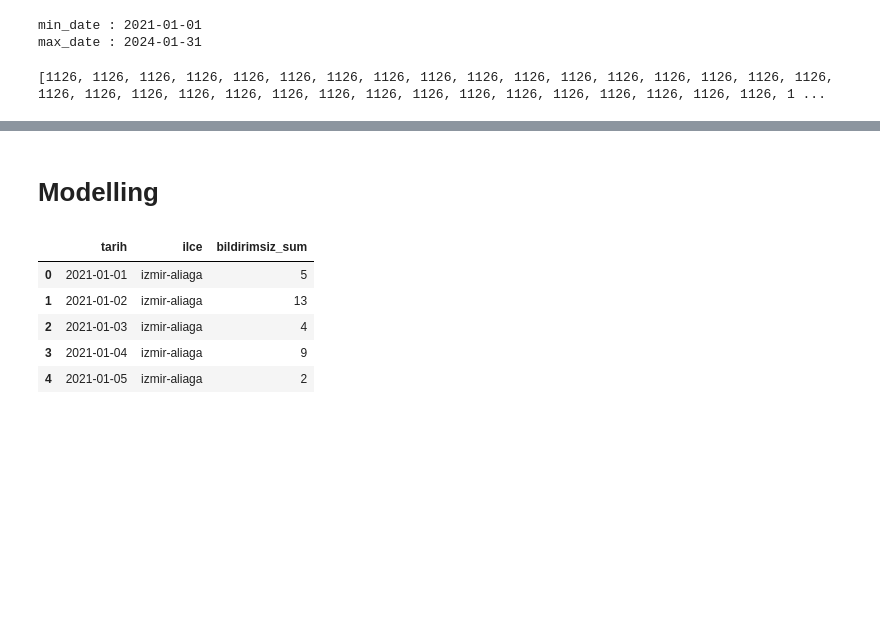
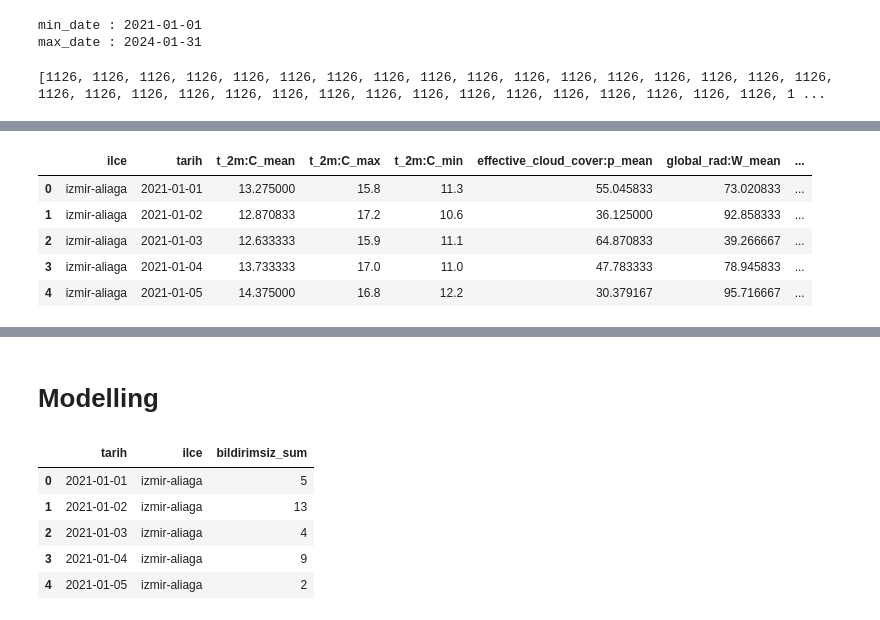
Before and after one commit to alperengulunay/2024-GDZ-Datathon-10-th-Place-Submission, a Jupyter notebook: final-classification-and-time-series.ipynb, the cells around one changed output, grey strips where cells are left out. Cells and saved outputs as stored; diff of their text form; code cells hidden in the pictures; blank space fills up the shorter version.

```diff
--- a/final-classification-and-time-series.ipynb
+++ b/final-classification-and-time-series.ipynb
@@ -94,0 +223,9 @@ print([len(train_df[train_df['ilce'] == ilce]) for ilce in train_df['ilce'].uniq
+# %%
+daily_weather_data.head()
+# %% [output]
+|  | ilce | tarih | t_2m:C_mean | t_2m:C_max | t_2m:C_min | effective_cloud_cover:p_mean | global_rad:W_mean | ... |
+| 0 | izmir-aliaga | 2021-01-01 | 13.275000 | 15.8 | 11.3 | 55.045833 | 73.020833 | ... |
+| 1 | izmir-aliaga | 2021-01-02 | 12.870833 | 17.2 | 10.6 | 36.125000 | 92.858333 | ... |
+| 2 | izmir-aliaga | 2021-01-03 | 12.633333 | 15.9 | 11.1 | 64.870833 | 39.266667 | ... |
+| 3 | izmir-aliaga | 2021-01-04 | 13.733333 | 17.0 | 11.0 | 47.783333 | 78.945833 | ... |
+| 4 | izmir-aliaga | 2021-01-05 | 14.375000 | 16.8 | 12.2 | 30.379167 | 95.716667 | ... |
```
Also changed, not shown: parts of 68 cells of this notebook, 1 other file.
